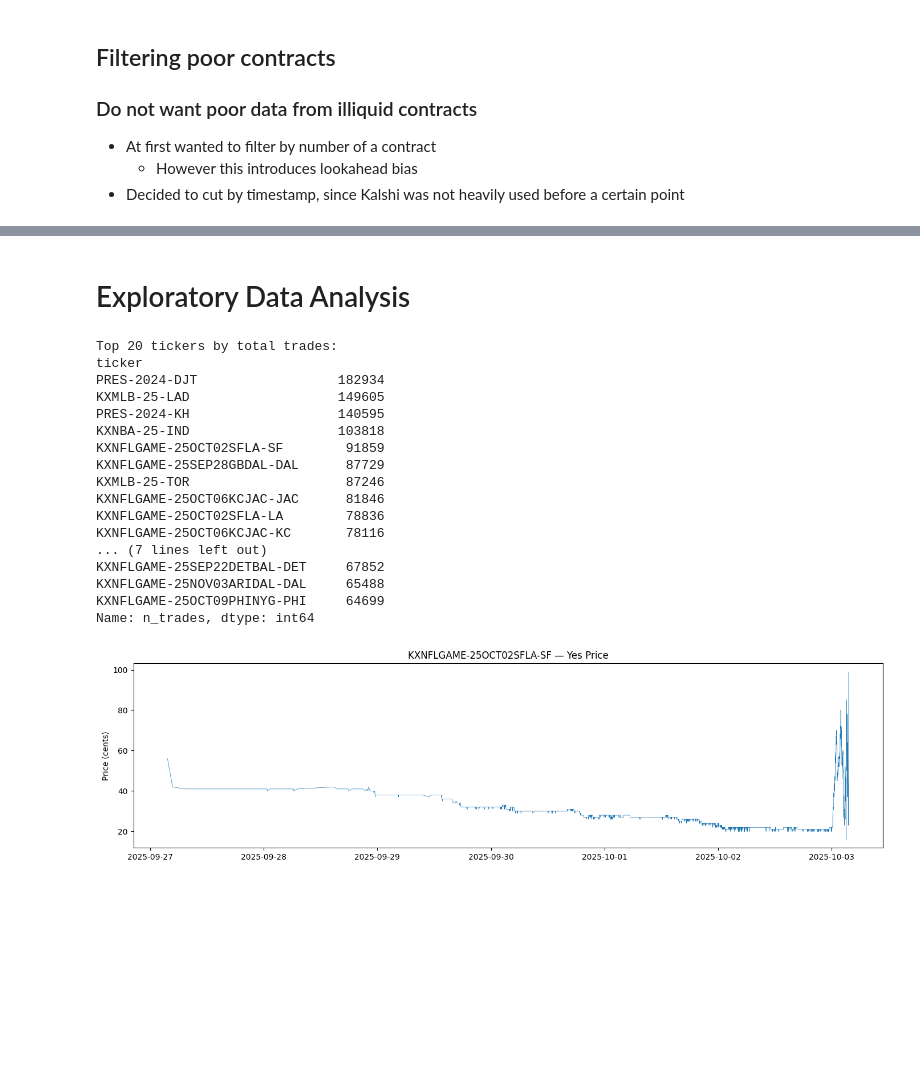
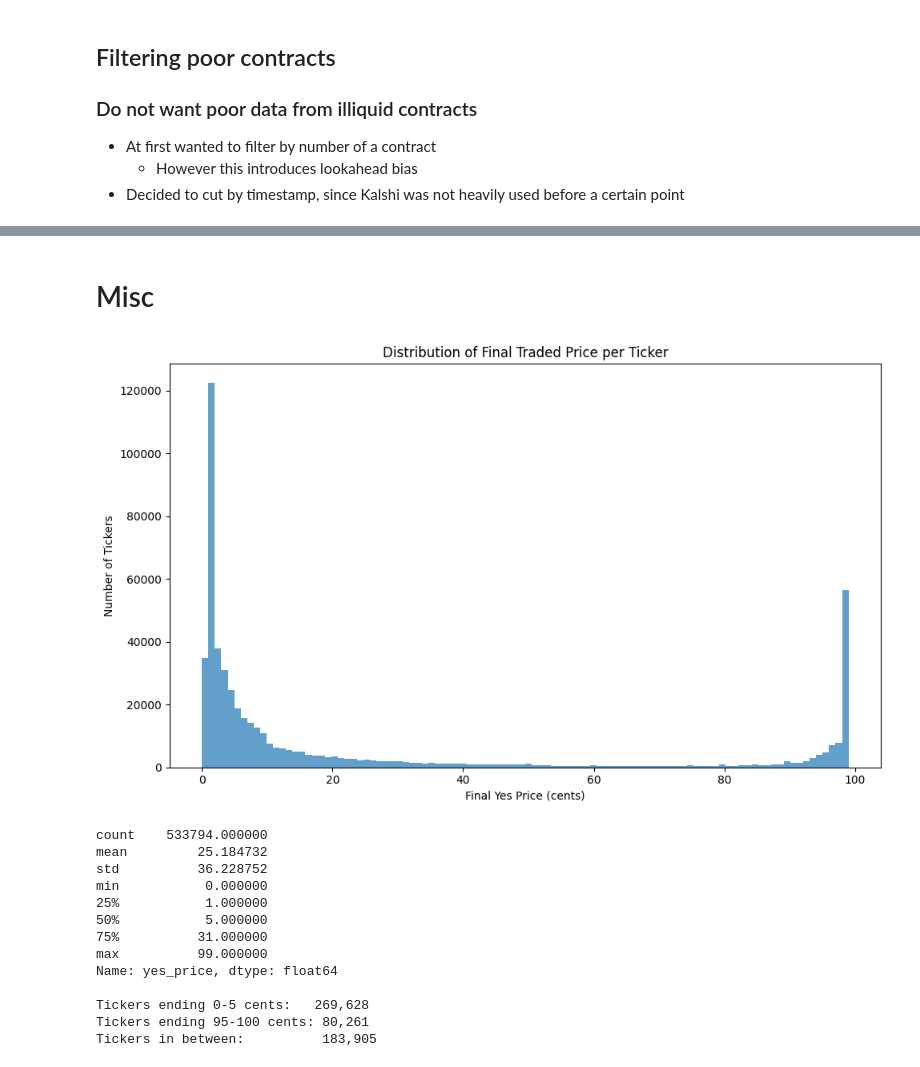
Before and after one commit to abprada/Kalshi-Project, a Jupyter notebook: notebooks/data.ipynb, the cells around one changed output, grey strips where cells are left out. Saved outputs shown, nothing was run; the diff lists cells and outputs as text; code cells hidden in the pictures; blank space fills up the shorter version.

```diff
--- a/notebooks/data.ipynb
+++ b/notebooks/data.ipynb
@@ -394,38 +367,37 @@ Name: count, dtype: float64
-# %% [markdown]
-# Exploratory Data Analysis
-# %%
-# Top 20 most traded tickers
-top20 = trade_ts.groupby("ticker")["n_trades"].sum().nlargest(20)
-print("Top 20 tickers by total trades:")
-print(top20)
-
-# Plot
-top_ticker = top20.index[4]
-ts = trade_ts[trade_ts["ticker"] == top_ticker].set_index("created_time").sort_index()
-
-fig, ax = plt.subplots(figsize=(14, 4))
-ax.plot(ts.index, ts["last_yes_price"], lw=0.5)
-ax.set_title(f"{top_ticker} — Yes Price")
-ax.set_ylabel("Price (cents)")
-plt.tight_layout()
-plt.show()
-# %% [output]
-Top 20 tickers by total trades:
-ticker
-PRES-2024-DJT                  182934
-KXMLB-25-LAD                   149605
-PRES-2024-KH                   140595
-KXNBA-25-IND                   103818
-KXNFLGAME-25OCT02SFLA-SF        91859
-KXNFLGAME-25SEP28GBDAL-DAL      87729
-KXMLB-25-TOR                    87246
-KXNFLGAME-25OCT06KCJAC-JAC      81846
-KXNFLGAME-25OCT02SFLA-LA        78836
-KXNFLGAME-25OCT06KCJAC-KC       78116
-... (7 lines left out)
-KXNFLGAME-25SEP22DETBAL-DET     67852
-KXNFLGAME-25NOV03ARIDAL-DAL     65488
-KXNFLGAME-25OCT09PHINYG-PHI     64699
-Name: n_trades, dtype: int64
-[figure, removed]
+# %% [markdown]
+# Misc
+# %%
+last_price_per_ticker = (
+    trades.sort_values("created_time")
+            .groupby("ticker")[("yes_price")]
+            .last()
+)
+
+plt.figure(figsize=(10, 6))
+plt.hist(last_price_per_ticker, bins=100, edgecolor="none", alpha=0.7)
+plt.title("Distribution of Final Traded Price per Ticker")
+plt.xlabel("Final Yes Price (cents)")
+plt.ylabel("Number of Tickers")
+plt.tight_layout()
+plt.show()
+
+print(last_price_per_ticker.describe())
+print(f"\nTickers ending 0-5 cents:   {(last_price_per_ticker <= 5).sum():,}")
+print(f"Tickers ending 95-100 cents: {(last_price_per_ticker >= 95).sum():,}")
+print(f"Tickers in between:          {((last_price_per_ticker > 5) & (last_price_per_ticker < 95)).sum():,}")
+# %% [output]
+[figure, added]
+count    533794.000000
+mean         25.184732
+std          36.228752
+min           0.000000
+25%           1.000000
+50%           5.000000
+75%          31.000000
+max          99.000000
+Name: yes_price, dtype: float64
+
+Tickers ending 0-5 cents:   269,628
+Tickers ending 95-100 cents: 80,261
+Tickers in between:          183,905
 # %%
```
Also changed, not shown: parts of 38 cells of this notebook.
